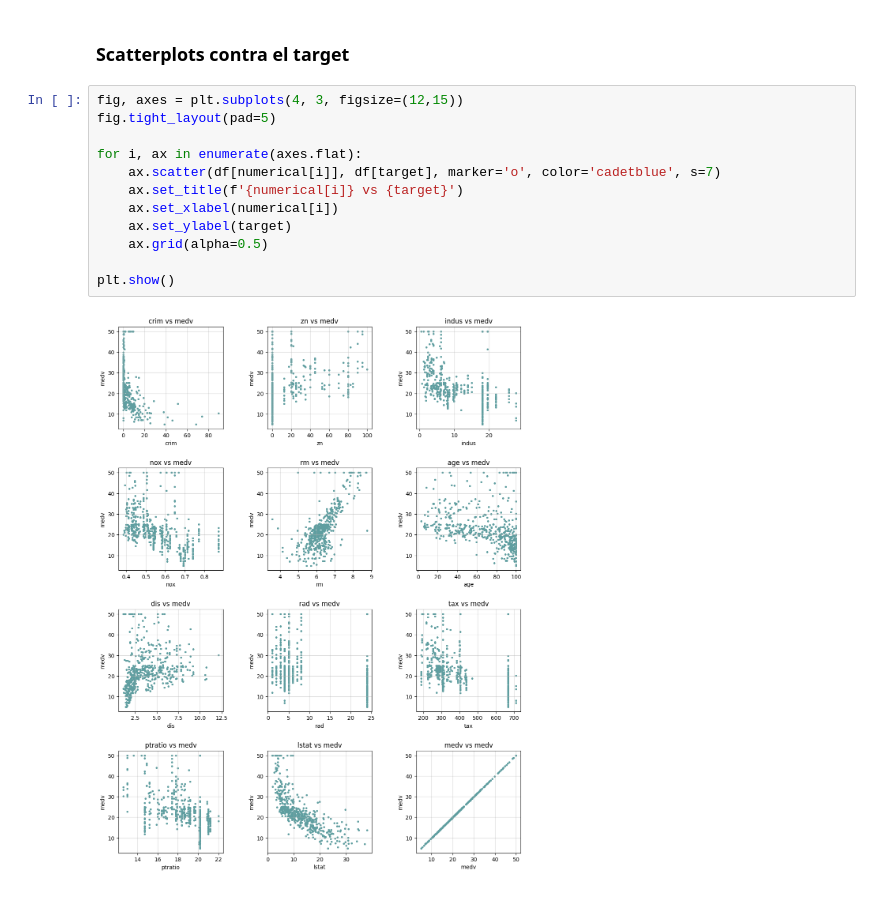
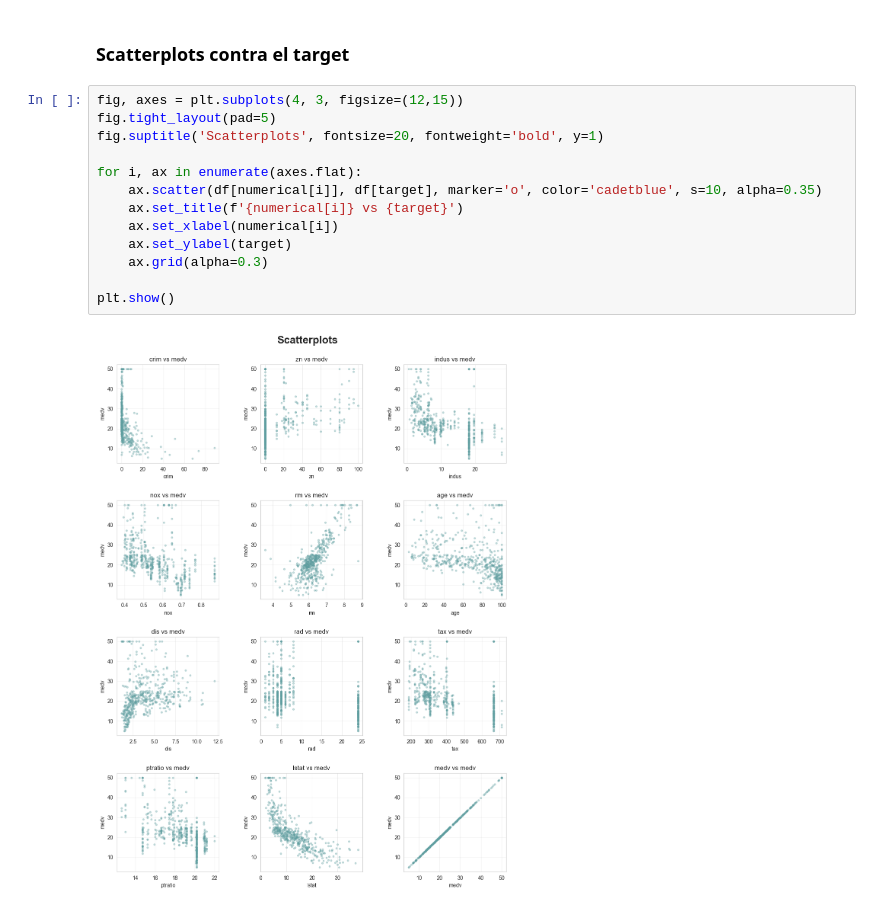
Before and after one commit to luisejdm/Aprendizaje_Estadistico, a Jupyter notebook: Examenes/Práctico/Examen1_practico.ipynb, the cells around one changed output. Saved outputs shown, nothing was run; the diff lists cells and outputs as text.

```diff
--- a/Examenes/Práctico/Examen1_practico.ipynb
+++ b/Examenes/Práctico/Examen1_practico.ipynb
@@ -92,14 +107,15 @@ dtype: int64
 # %%
 fig, axes = plt.subplots(4, 3, figsize=(12,15))
 fig.tight_layout(pad=5)
+fig.suptitle('Scatterplots', fontsize=20, fontweight='bold', y=1)
 
 for i, ax in enumerate(axes.flat):
-    ax.scatter(df[numerical[i]], df[target], marker='o', color='cadetblue', s=7)
+    ax.scatter(df[numerical[i]], df[target], marker='o', color='cadetblue', s=10, alpha=0.35)
     ax.set_title(f'{numerical[i]} vs {target}')
     ax.set_xlabel(numerical[i])
     ax.set_ylabel(target)
-    ax.grid(alpha=0.5)
+    ax.grid(alpha=0.3)
 
 plt.show()
 # %% [output]
-[figure, old version]
+[figure, new version]
```
Also changed, not shown: parts of 8 cells of this notebook.
